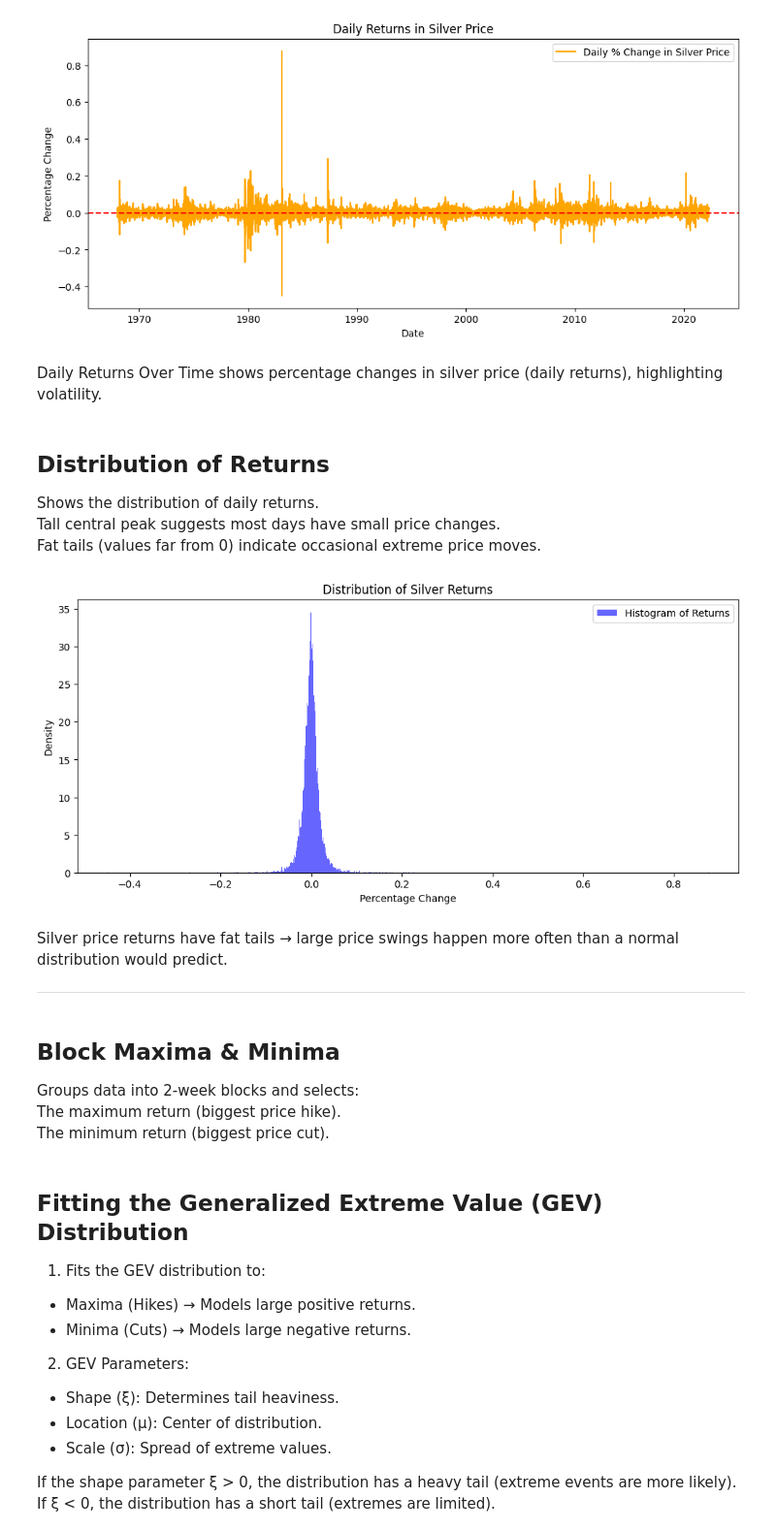
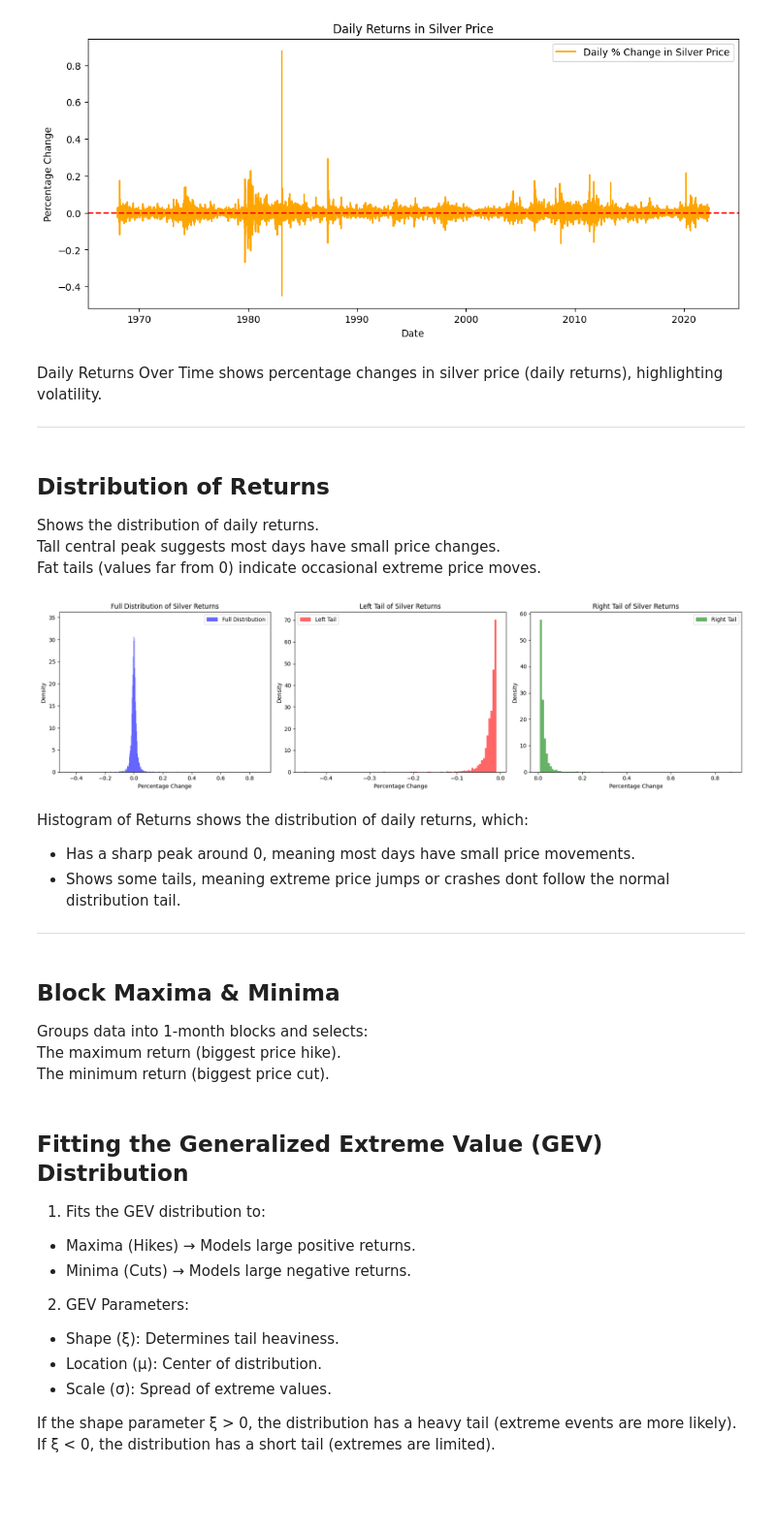
Before and after one commit to Sleeperalex/projetEVT, a Jupyter notebook: projetEVT.ipynb, the cells around one changed output. Shown: that part at 97% size. Cells and saved outputs as stored; diff of their text form; code cells hidden in the pictures; blank space fills up the shorter version.

```diff
--- a/projetEVT.ipynb
+++ b/projetEVT.ipynb
@@ -70,30 +70,57 @@ plt.show()
 [figure]
 # %% [markdown]
 Daily Returns Over Time shows percentage changes in silver price (daily returns), highlighting volatility.
+
+---
 # %% [markdown]
 ## Distribution of Returns
 
 Shows the distribution of daily returns.
 Tall central peak suggests most days have small price changes.
 Fat tails (values far from 0) indicate occasional extreme price moves.
-# %%
-plt.figure(figsize=(12,5))
-plt.hist(df['rate_change'], bins=1000, density=True, alpha=0.6, color='b', label='Histogram of Returns')
-plt.title('Distribution of Silver Returns')
-plt.xlabel('Percentage Change')
-plt.ylabel('Density')
-plt.legend()
-plt.show()
-# %% [output]
-[figure, removed]
-# %% [markdown]
-Silver price returns have fat tails → large price swings happen more often than a normal distribution would predict.
-
----
+# %%
+# Extract left and right tails
+left_tail = df[df['rate_change'] < df['rate_change'].quantile(0.25)]['rate_change']
+right_tail = df[df['rate_change'] > df['rate_change'].quantile(0.75)]['rate_change']
+
+# Create subplots for full distribution, left tail, and right tail
+fig, axes = plt.subplots(1, 3, figsize=(18, 5))
+
+# Full Distribution
+axes[0].hist(df['rate_change'], bins=1000, density=True, alpha=0.6, color='b', label='Full Distribution')
+axes[0].set_title('Full Distribution of Silver Returns')
+axes[0].set_xlabel('Percentage Change')
+axes[0].set_ylabel('Density')
+axes[0].legend()
+
+# Left Tail Distribution
+axes[1].hist(left_tail, bins=100, density=True, alpha=0.6, color='r', label='Left Tail')
+axes[1].set_title('Left Tail of Silver Returns')
+axes[1].set_xlabel('Percentage Change')
+axes[1].set_ylabel('Density')
+axes[1].legend()
+
+# Right Tail Distribution
+axes[2].hist(right_tail, bins=100, density=True, alpha=0.6, color='g', label='Right Tail')
+axes[2].set_title('Right Tail of Silver Returns')
+axes[2].set_xlabel('Percentage Change')
+axes[2].set_ylabel('Density')
+axes[2].legend()
+
+# Adjust layout and show plot
+plt.tight_layout()
+plt.show()
+# %% [output]
+[figure, added]
+# %% [markdown]
+Histogram of Returns shows the distribution of daily returns, which:
+- Has a sharp peak around 0, meaning most days have small price movements.
+- Shows some tails, meaning extreme price jumps or crashes dont follow the normal distribution tail.
+---
 # %% [markdown]
 ## Block Maxima & Minima
 
-Groups data into 2-week blocks and selects:
+Groups data into 1-month blocks and selects:
 The maximum return (biggest price hike).
 The minimum return (biggest price cut).
 # %%
```
Also changed, not shown: parts of 7 cells of this notebook.
